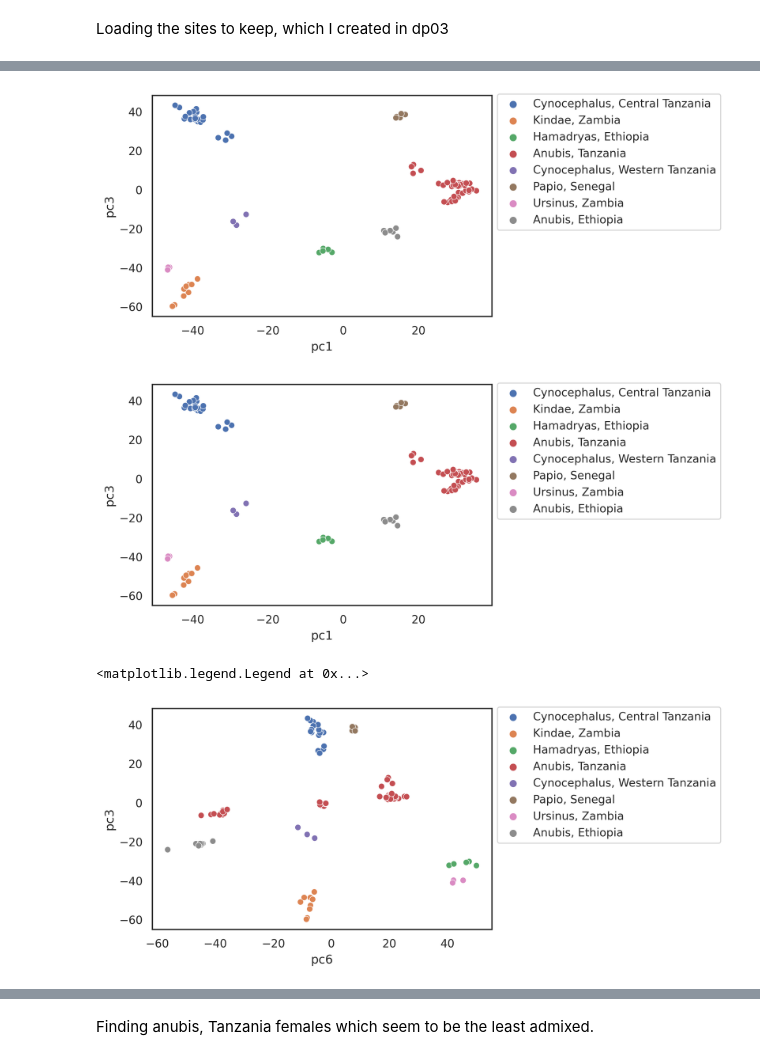
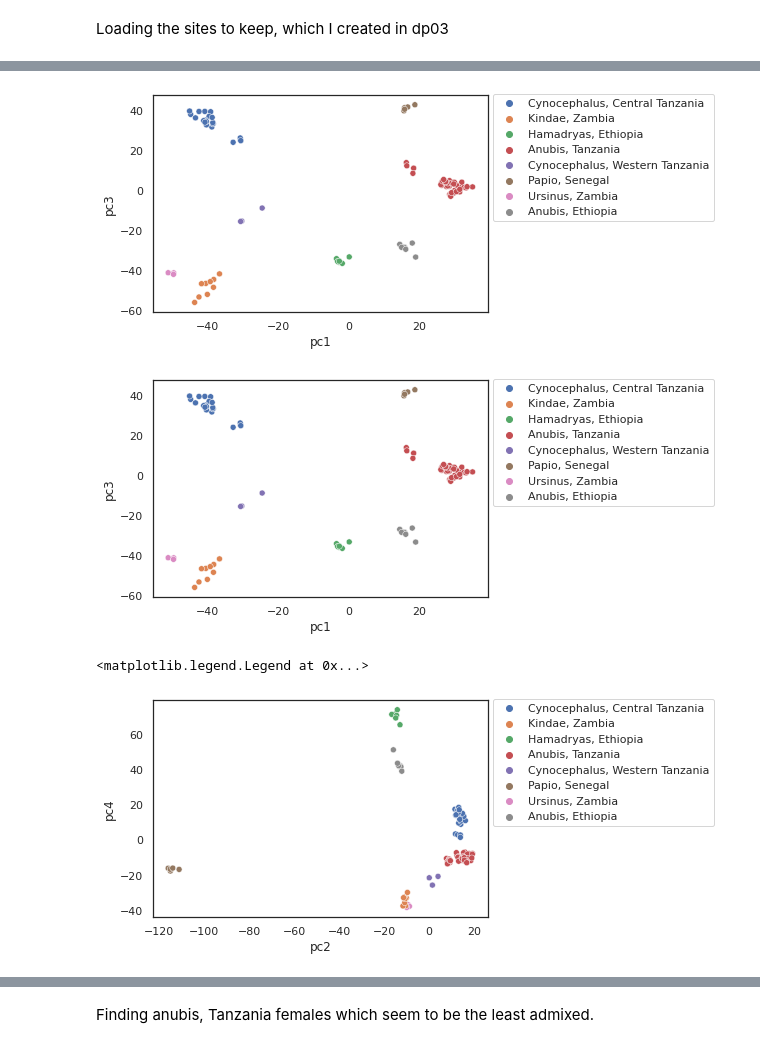
Before and after one commit to erikfogh/baboon_analysis, a Jupyter notebook: notebooks/pca01_x_chromosomes.ipynb, the cells around one changed output, grey strips where cells are left out. Saved outputs shown, nothing was run; the diff lists cells and outputs as text; code cells hidden in the pictures.

```diff
--- a/notebooks/pca01_x_chromosomes.ipynb
+++ b/notebooks/pca01_x_chromosomes.ipynb
@@ -135,6 +135,6 @@ gt_masked_sites = gt.take(masked_sites, axis=0)
 IDs = meta_data_samples.loc[(meta_data_samples.x_missing <= 0.015)
                              & (meta_data_samples.Sex == "F")
                              & (meta_data_samples.C_origin != "Anubis, Kenya")].callset_index.values
-pca_df = pruning_and_pca(gt_masked_sites, IDs, 3000000, 500, 2)
+pca_df = pruning_and_pca(gt_masked_sites, IDs, 30000000, 500, 2)
 # %% [output]
 Investigating 98 individuals
@@ -149,16 +149,16 @@ scatter_sns.legend(bbox_to_anchor=(1., 1.03, 0., 0))
 fig_females.savefig("../results/pca_x_females", bbox_inches='tight', transparent=True)
 fig_females
 # %% [output]
-[figure, old version]
+[figure, new version]
-[figure, old version]
+[figure, new version]
 # %%
 plt.close()
-scatter_sns = sns.scatterplot(data = pca_df, x="pc6", y="pc3", hue="C_origin")
+scatter_sns = sns.scatterplot(data = pca_df, x="pc2", y="pc4", hue="C_origin")
 fig_females = scatter_sns.get_figure()
 scatter_sns.legend(bbox_to_anchor=(1., 1.03, 0., 0))
 # %% [output]
 <matplotlib.legend.Legend at 0x...>
-[figure, old version]
+[figure, new version]
 # %%
 plt.close()
 scatter_sns = sns.scatterplot(data = pca_df, x="pc3", y="pc5", hue="C_origin")
```
Also changed, not shown: parts of 18 cells of this notebook, 19 other files.
